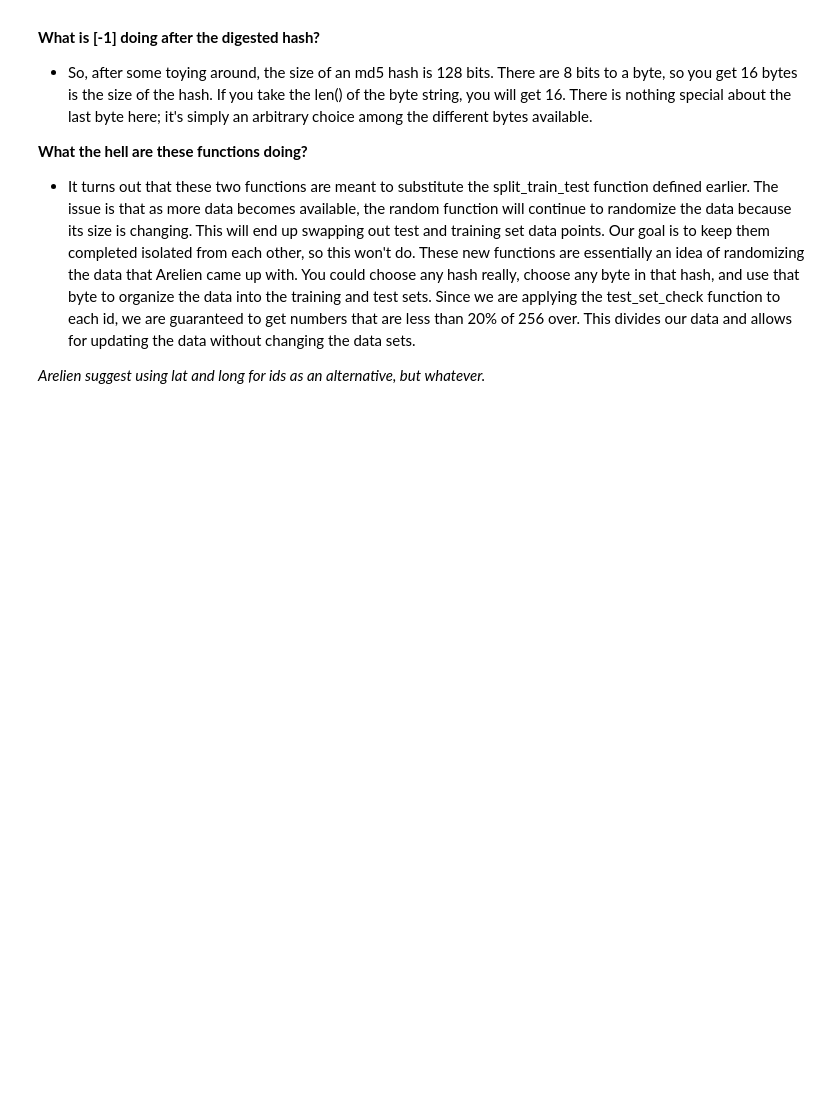
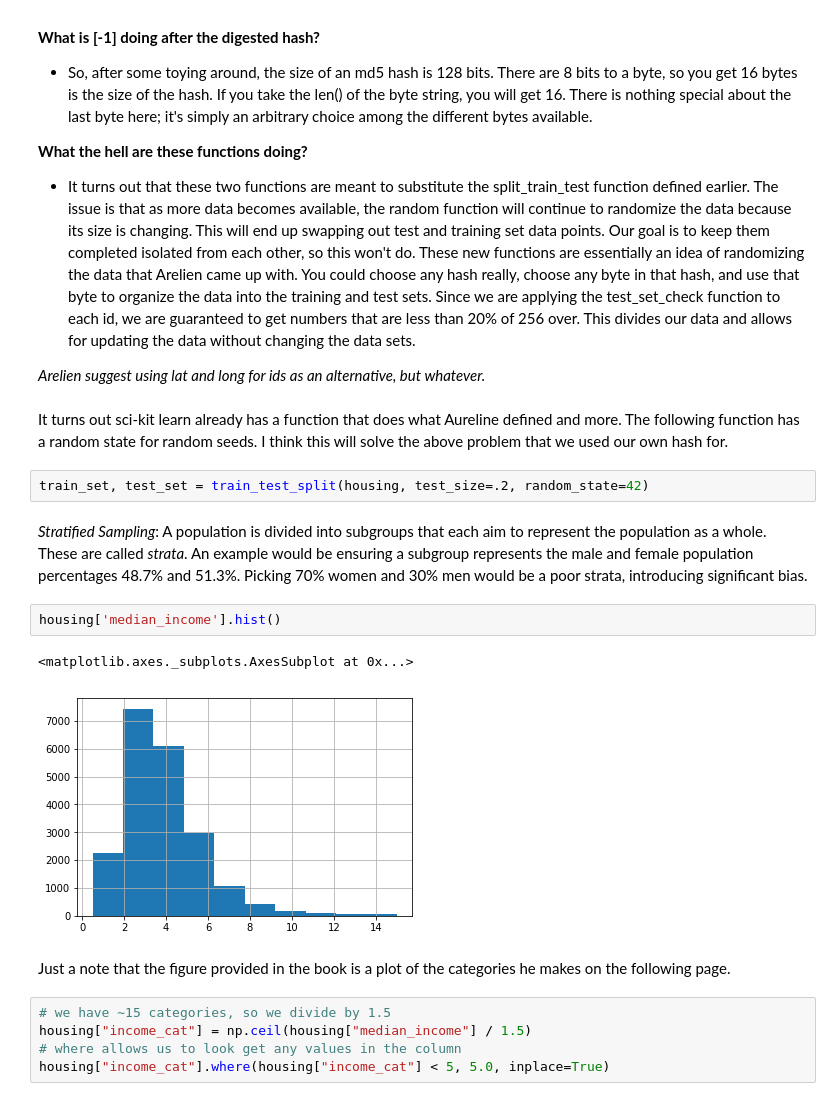
Before and after one commit to kurtrm/ml_projects, a Jupyter notebook: Housing.ipynb, the cells around one changed output. Cells and saved outputs as stored; diff of their text form; blank space fills up the shorter version.

```diff
--- a/Housing.ipynb
+++ b/Housing.ipynb
@@ -146,3 +143,21 @@ def split_train_test_by_id(data, test_ratio, id_column, hash=hashlib.md5):
 - It turns out that these two functions are meant to substitute the split_train_test function defined earlier. The issue is that as more data becomes available, the random function will continue to randomize the data because its size is changing. This will end up swapping out test and training set data points. Our goal is to keep them completed isolated from each other, so this won't do. These new functions are essentially an idea of randomizing the data that Arelien came up with. You could choose any hash really, choose any byte in that hash, and use that byte to organize the data into the training and test sets. Since we are applying the test_set_check function to each id, we are guaranteed to get numbers that are less than 20% of 256 over. This divides our data and allows for updating the data without changing the data sets.
 
 *Arelien suggest using lat and long for ids as an alternative, but whatever.*
+# %% [markdown]
+It turns out sci-kit learn already has a function that does what Aureline defined and more. The following function has a random state for random seeds. I think this will solve the above problem that we used our own hash for.
+# %%
+train_set, test_set = train_test_split(housing, test_size=.2, random_state=42)
+# %% [markdown]
+*Stratified Sampling*: A population is divided into subgroups that each aim to represent the population as a whole. These are called *strata*. An example would be ensuring a subgroup represents the male and female population percentages 48.7% and 51.3%. Picking 70% women and 30% men would be a poor strata, introducing significant bias.
+# %%
+housing['median_income'].hist()
+# %% [output]
+<matplotlib.axes._subplots.AxesSubplot at 0x...>
+[figure, added]
+# %% [markdown]
+Just a note that the figure provided in the book is a plot of the categories he makes on the following page.
+# %%
+# we have ~15 categories, so we divide by 1.5
+housing["income_cat"] = np.ceil(housing["median_income"] / 1.5)
+# where allows us to look get any values in the column
+housing["income_cat"].where(housing["income_cat"] < 5, 5.0, inplace=True)
```
Also changed, not shown: parts of 13 cells of this notebook.
